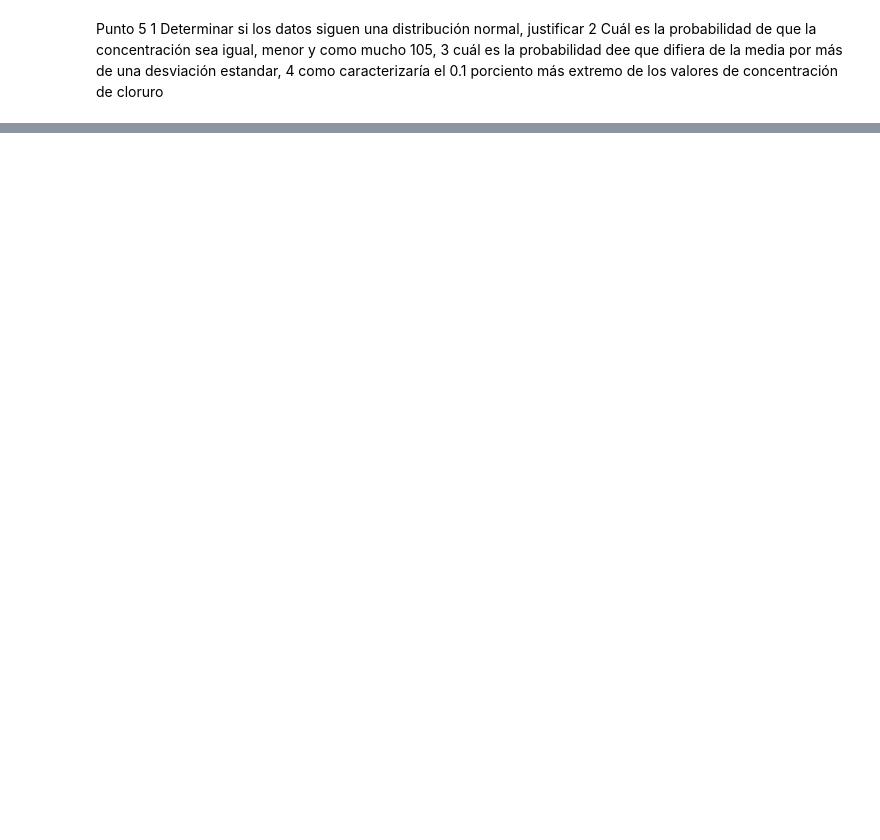
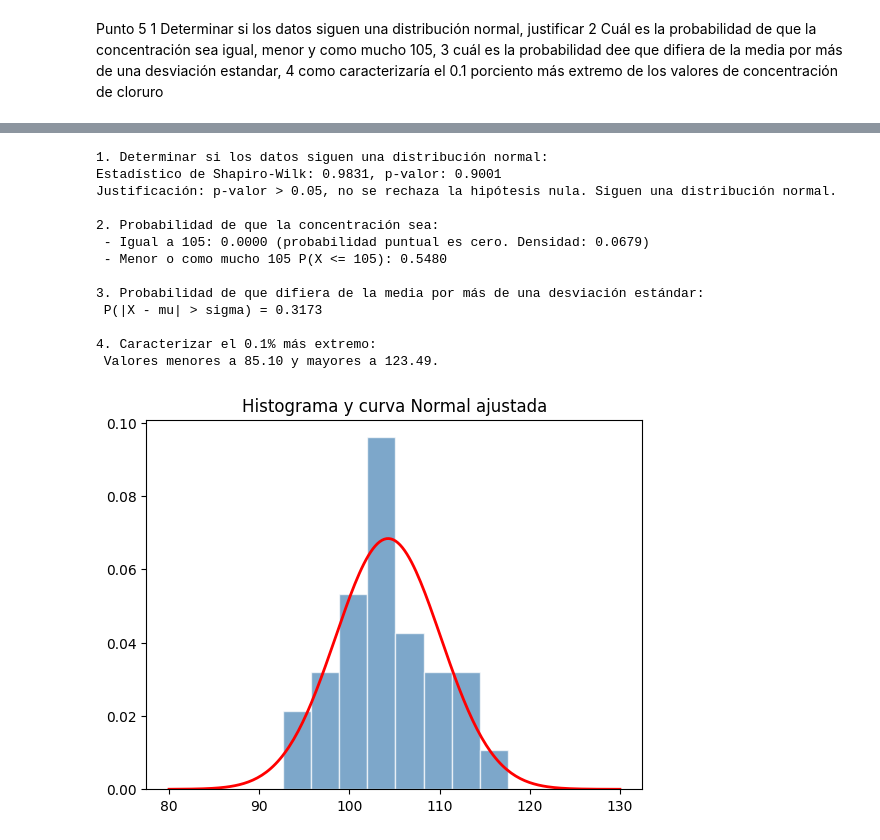
Before and after one commit to Gabrierh0h0/Tali, a Jupyter notebook: Examen Parcial Juan Muñoz.ipynb, the cells around one changed output, grey strips where cells are left out. Saved outputs shown, nothing was run; the diff lists cells and outputs as text; code cells hidden in the pictures; blank space fills up the shorter version.

```diff
--- a/Examen Parcial Juan Muñoz.ipynb
+++ b/Examen Parcial Juan Muñoz.ipynb
@@ -559,0 +624,52 @@ P(X ≤ x): [1.87376520e-37 3.62861483e-37 7.00831252e-37 1.34999758e-36
+# %%
+datos = [104.3 , 100.9 , 99.0 , 105.0 , 113.8 , 105.8 ,
+         102.2 , 103.9 , 98.5 , 110.2 , 94.5 , 103.7 ,
+         92.6 , 100.3 , 107.4 , 105.0 , 101.6 , 98.5 ,
+         105.3 , 117.6 , 113.0 , 111.3 , 105.6 , 112.0 ,
+         104.0 , 102.5 , 104.5 , 109.7 , 96.1 , 100.1]
+
+mu    = np.mean(datos)
+sigma = np.std(datos, ddof=1)
+
+print("1. Determinar si los datos siguen una distribución normal:")
+stat, p_value = stats.shapiro(datos)
+print(f"Estadístico de Shapiro-Wilk: {stat:.4f}, p-valor: {p_value:.4f}")
+if p_value > 0.05:
+    print("Justificación: p-valor > 0.05, no se rechaza la hipótesis nula. Siguen una distribución normal.\n")
+else:
+    print("Justificación: p-valor <= 0.05, se rechaza la hipótesis nula. No siguen una distribución normal.\n")
+
+print("2. Probabilidad de que la concentración sea:")
+print(f" - Igual a 105: 0.0000 (probabilidad puntual es cero. Densidad: {norm.pdf(105, mu, sigma):.4f})")
+p_menor = norm.cdf(105, mu, sigma)
+print(f" - Menor o como mucho 105 P(X <= 105): {p_menor:.4f}\n")
+
+print("3. Probabilidad de que difiera de la media por más de una desviación estándar:")
+dif_std = 2 * norm.cdf(mu - sigma, mu, sigma)
+print(f" P(|X - mu| > sigma) = {dif_std:.4f}\n")
+
+print("4. Caracterizar el 0.1% más extremo:")
+lim_inf = norm.ppf(0.0005, mu, sigma)
+lim_sup = norm.ppf(0.9995, mu, sigma)
+print(f" Valores menores a {lim_inf:.2f} y mayores a {lim_sup:.2f}.\n")
+
+x = np.linspace(80, 130, 200)
+plt.hist(datos, bins=8, density=True, color='steelblue', edgecolor='white', alpha=0.7)
+plt.plot(x, norm.pdf(x, mu, sigma), 'r-', linewidth=2)
+plt.title("Histograma y curva Normal ajustada")
+plt.show()
+# %% [output]
+1. Determinar si los datos siguen una distribución normal:
+Estadístico de Shapiro-Wilk: 0.9831, p-valor: 0.9001
+Justificación: p-valor > 0.05, no se rechaza la hipótesis nula. Siguen una distribución normal.
+
+2. Probabilidad de que la concentración sea:
+ - Igual a 105: 0.0000 (probabilidad puntual es cero. Densidad: 0.0679)
+ - Menor o como mucho 105 P(X <= 105): 0.5480
+
+3. Probabilidad de que difiera de la media por más de una desviación estándar:
+ P(|X - mu| > sigma) = 0.3173
+
+4. Caracterizar el 0.1% más extremo:
+ Valores menores a 85.10 y mayores a 123.49.
+[figure, added]
```
Also changed, not shown: parts of 12 cells of this notebook, 2 other files.
